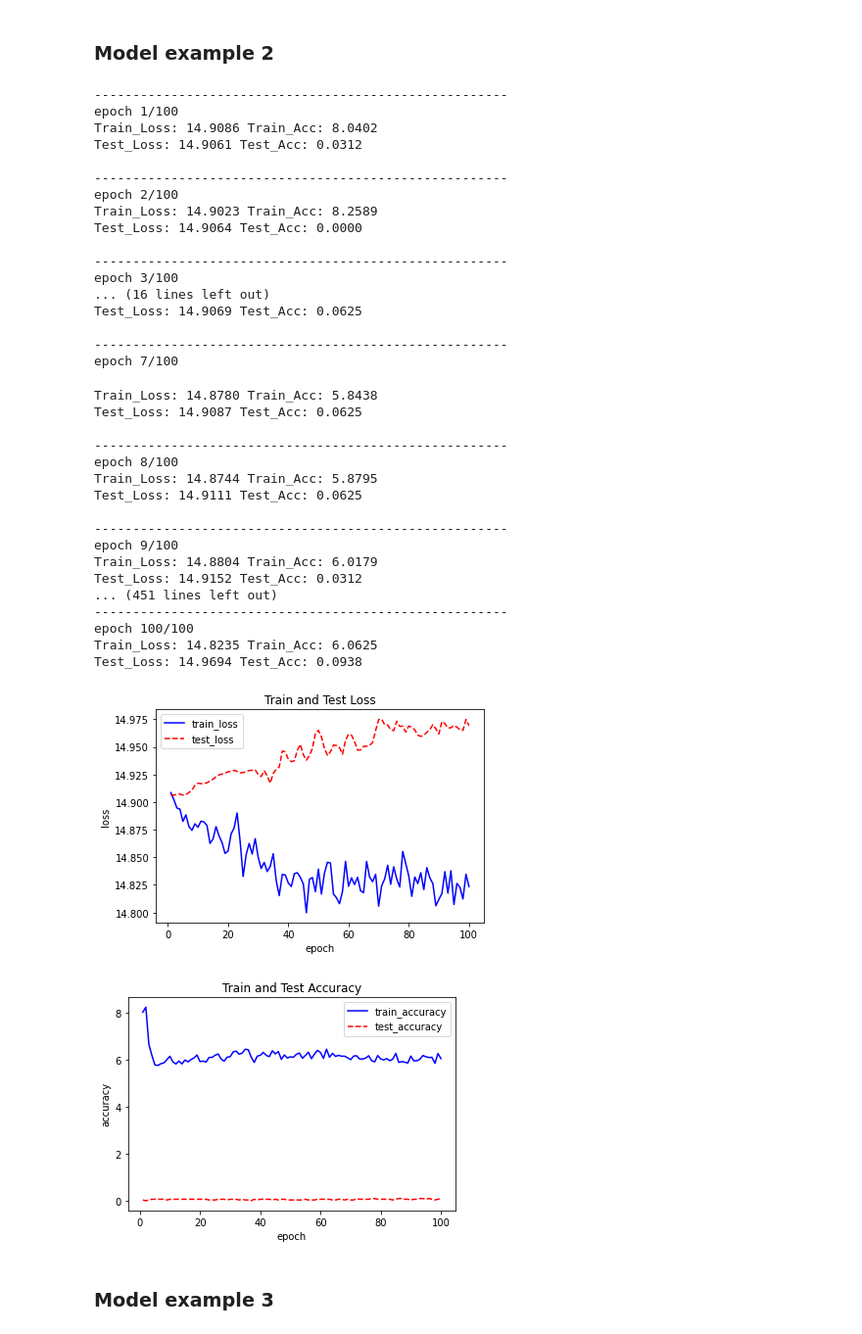
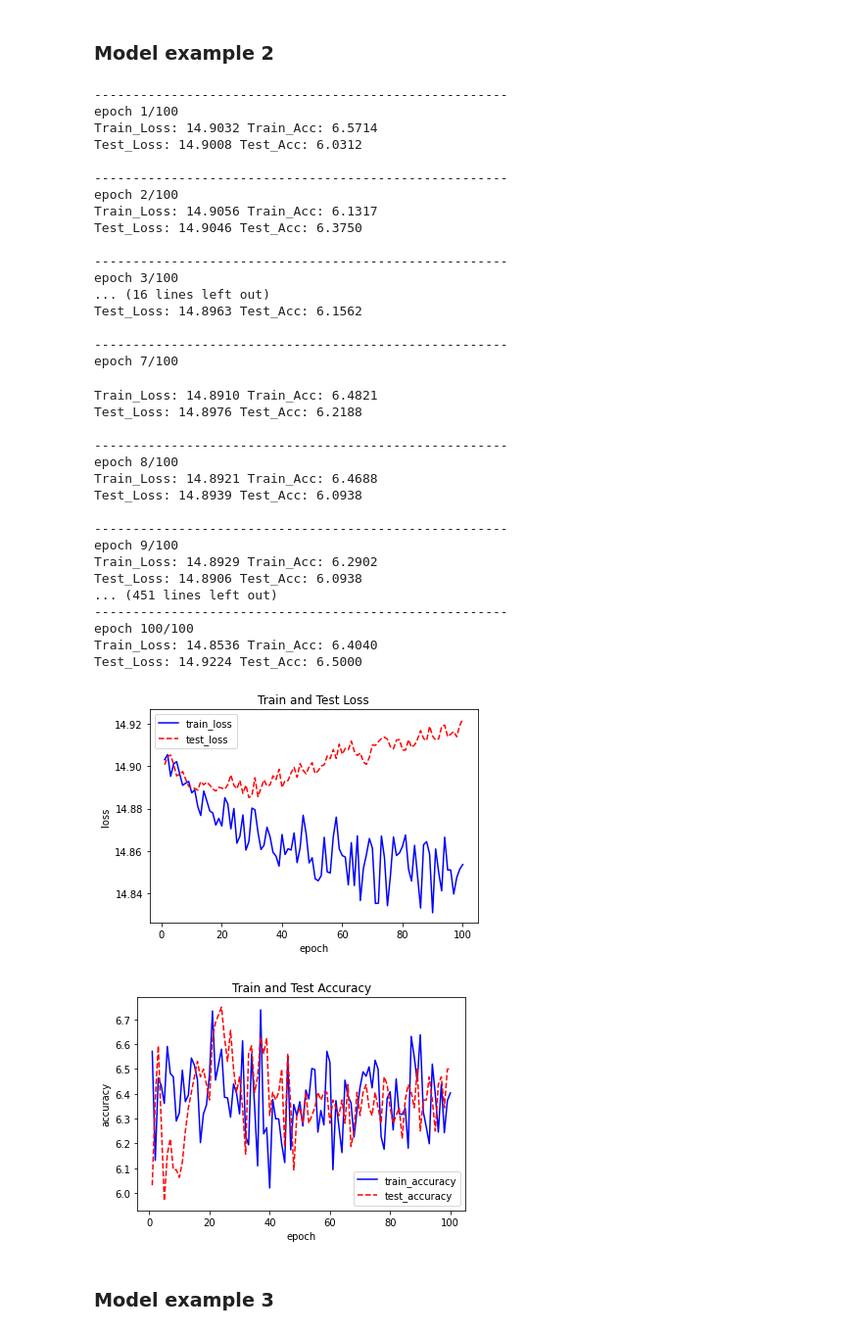
Before and after one commit to Vinnesta/l45-music-gnn, a Jupyter notebook: L45_Mozart_is_a_GNN.ipynb, the cells around one changed output. Shown at 98% size. Drawn from its saved outputs; the diff is of its cells as text; code cells hidden in the pictures.

```diff
--- a/L45_Mozart_is_a_GNN.ipynb
+++ b/L45_Mozart_is_a_GNN.ipynb
@@ -224,8 +223,9 @@ for i in range(epoch):
         data = data.to(device)
         label = label.to(device)
         optimizer.zero_grad()
+        #print(data.shape)
         y_pred_prob = net(data)
-        #print(y_pred_prob)
+        #print(y_pred_prob.shape)
         loss = criterion(y_pred_prob,label)
         loss.backward()
         optimizer.step()
@@ -245,7 +245,7 @@ for i in range(epoch):
             y_pred_prob = net(data)
             loss = criterion(y_pred_prob,label)
             test_loss += loss.item()
-            y_pred = torch.max(y_pred_prob,1)[1]
+            y_pred = torch.max(y_pred_prob,2)[1]
             label_max = torch.max(label)
             test_acc += torch.sum(y_pred==label_max).item()/len(label)
     batch_test_loss = test_loss/len(valid_dataloader)
@@ -381,7 +366,7 @@ for i in range(epoch):
             y_pred_prob = net(data)
             loss = criterion(y_pred_prob,label)
             test_loss += loss.item()
-            y_pred = torch.max(y_pred_prob,1)[1]
+            y_pred = torch.max(y_pred_prob,2)[1]
             label_max = torch.max(label)
             test_acc += torch.sum(y_pred==label_max).item()/len(label)
     batch_test_loss = test_loss/len(valid_dataloader)
@@ -405,48 +390,48 @@ plt.legend()
 plt.figure()
 plt.title("Train and Test Accuracy")
 plt.xlabel("epoch")
 plt.ylabel("accuracy")
 plt.plot(range(1,epoch+1),train_acc_list,color="b",linestyle="-",label="train_accuracy")
 plt.plot(range(1,epoch+1),test_acc_list,color="r",linestyle="--",label="test_accuracy")
 plt.legend()
 plt.show()
 # %% [output]
 ------------------------------------------------------
 epoch 1/100
-Train_Loss: 14.9086 Train_Acc: 8.0402
-Test_Loss: 14.9061 Test_Acc: 0.0312
+Train_Loss: 14.9032 Train_Acc: 6.5714
+Test_Loss: 14.9008 Test_Acc: 6.0312
 
 ------------------------------------------------------
 epoch 2/100
-Train_Loss: 14.9023 Train_Acc: 8.2589
-Test_Loss: 14.9064 Test_Acc: 0.0000
+Train_Loss: 14.9056 Train_Acc: 6.1317
+Test_Loss: 14.9046 Test_Acc: 6.3750
 
 ------------------------------------------------------
 epoch 3/100
 ... (16 lines left out)
-Test_Loss: 14.9069 Test_Acc: 0.0625
+Test_Loss: 14.8963 Test_Acc: 6.1562
 
 ------------------------------------------------------
 epoch 7/100
-Train_Loss: 14.8780 Train_Acc: 5.8438
-Test_Loss: 14.9087 Test_Acc: 0.0625
+Train_Loss: 14.8910 Train_Acc: 6.4821
+Test_Loss: 14.8976 Test_Acc: 6.2188
 
 ------------------------------------------------------
 epoch 8/100
-Train_Loss: 14.8744 Train_Acc: 5.8795
-Test_Loss: 14.9111 Test_Acc: 0.0625
+Train_Loss: 14.8921 Train_Acc: 6.4688
+Test_Loss: 14.8939 Test_Acc: 6.0938
 
 ------------------------------------------------------
 epoch 9/100
-Train_Loss: 14.8804 Train_Acc: 6.0179
-Test_Loss: 14.9152 Test_Acc: 0.0312
+Train_Loss: 14.8929 Train_Acc: 6.2902
+Test_Loss: 14.8906 Test_Acc: 6.0938
 ... (451 lines left out)
 ------------------------------------------------------
 epoch 100/100
-Train_Loss: 14.8235 Train_Acc: 6.0625
-Test_Loss: 14.9694 Test_Acc: 0.0938
+Train_Loss: 14.8536 Train_Acc: 6.4040
+Test_Loss: 14.9224 Test_Acc: 6.5000
-[figure, old version]
+[figure, new version]
-[figure, old version]
+[figure, new version]
 # %% [markdown]
 ### Model example 3
 # %%
```
Also changed, not shown: parts of 10 cells of this notebook.
